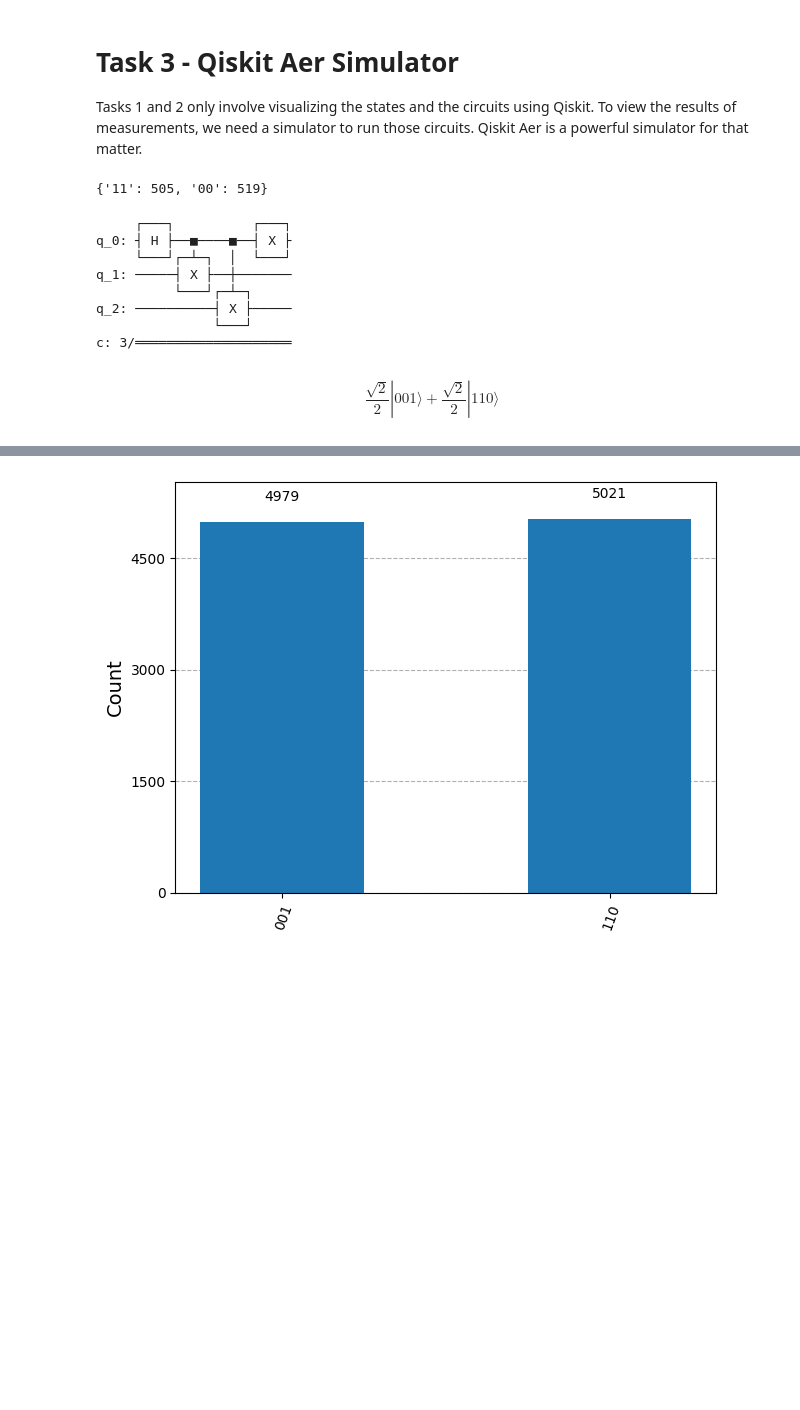
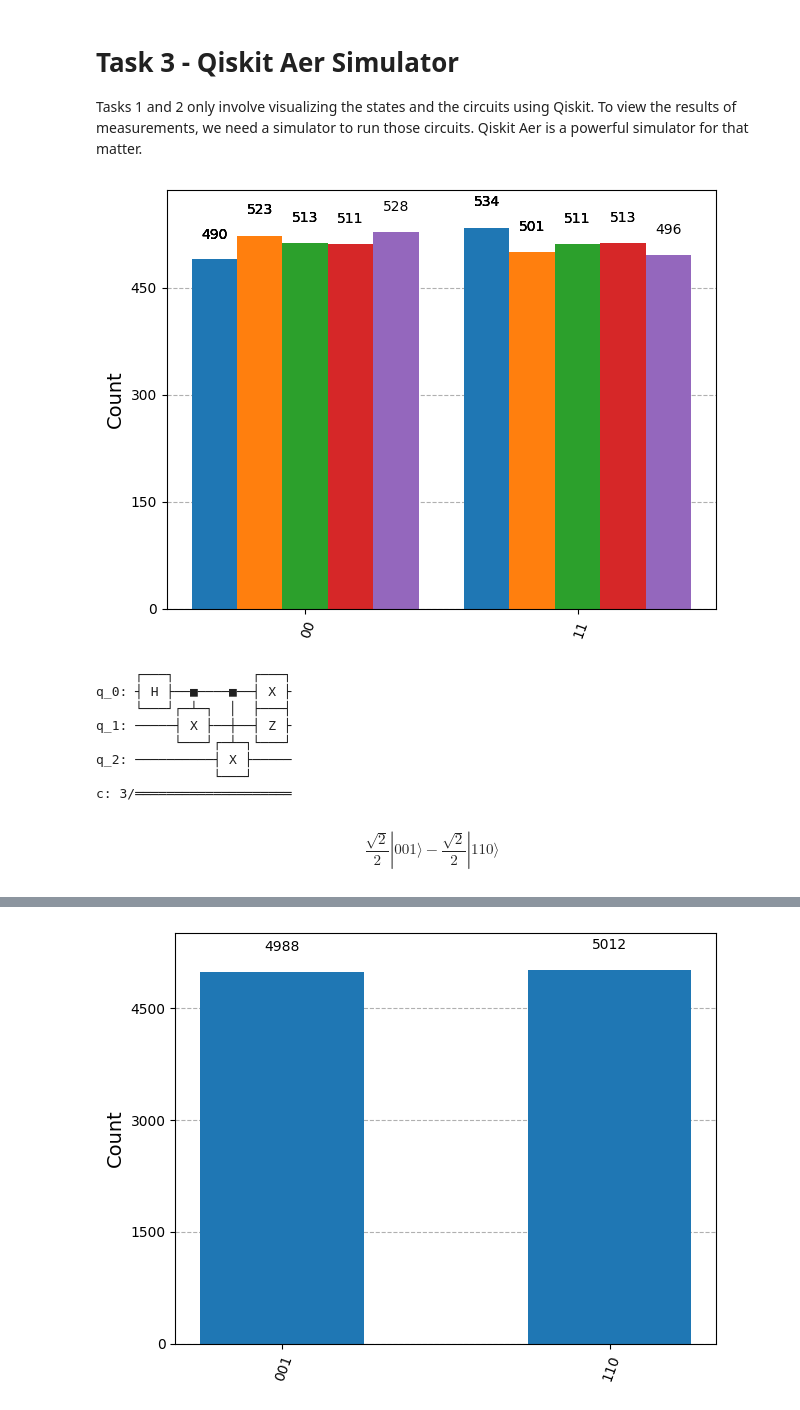
Before and after one commit to drbiga/lab4, a Jupyter notebook: tasks/task3.ipynb, the cells around one changed output, grey strips where cells are left out. Saved outputs shown, nothing was run; the diff lists cells and outputs as text; code cells hidden in the pictures; blank space fills up the shorter version.

Commit message:
fixed states (minus sign that I did not see before for bell and ghz states

```diff
--- a/tasks/task3.ipynb
+++ b/tasks/task3.ipynb
@@ -13,22 +13,29 @@ from qiskit.visualization import plot_histogram
 # %%
 # Task 3.1 - Create a Bell pair circuit. Add measurements to all qubits.
 # Take shots=10,000 and use all methods ('statevector', 'stabilizer', 'extended_stabilizer', 'density_matrix', 'matrix_product_state') to run the circuit and get the counts.
 # Plot the counts in one histogram.
 # Note: Some methods may take longer time to run.
 
 circ = QuantumCircuit(2, 2)
 circ.h(0)
 circ.cx(0, 1)
 circ.measure([0, 1], [0, 1])
 
-backend = AerSimulator()
-compiled = transpile(circ, backend)
-job_sim = backend.run(compiled, shots=1024)
-result_sim = job_sim.result()
-counts = result_sim.get_counts(compiled)
-print(counts)
+counts_by_method = {}
+shots = 10_000
+
+sim_methods = ['statevector', 'stabilizer', 'extended_stabilizer', 'density_matrix', 'matrix_product_state']
+count_results = []
+for method in sim_methods:
+    backend = AerSimulator(method=method)
+    compiled = transpile(circ, backend)
+    job_sim = backend.run(compiled, shots=1024)
+    result_sim = job_sim.result()
+    count_results.append(result_sim.get_counts(0))
+
+plot_histogram(count_results)
 # %% [output]
-{'11': 505, '00': 519}
+[figure, added]
 # %%
 # Task 3.2 - Create a Cat state 1/sqrt(2)(|001> - |110>). Visualize the state using a qsphere.
 
@@ -37,6 +44,7 @@ circ.h(0)
 circ.cx(0, 1)
 circ.cx(0, 2)
 circ.x(0)
+circ.z(1)
 
 print(circ)
 
@@ -46,13 +54,13 @@ sv.draw('latex')
 # %% [output]
      ┌───┐          ┌───┐
 q_0: ┤ H ├──■────■──┤ X ├
-     └───┘┌─┴─┐  │  └───┘
-q_1: ─────┤ X ├──┼───────
-          └───┘┌─┴─┐
+     └───┘┌─┴─┐  │  ├───┤
+q_1: ─────┤ X ├──┼──┤ Z ├
+          └───┘┌─┴─┐└───┘
 q_2: ──────────┤ X ├─────
                └───┘
 c: 3/════════════════════
-$$\frac{\sqrt{2}}{2} |001\rangle+\frac{\sqrt{2}}{2} |110\rangle$$
+$$\frac{\sqrt{2}}{2} |001\rangle- \frac{\sqrt{2}}{2} |110\rangle$$
 # %%
 sv.draw('qsphere')
 # %% [output]
```
Also changed, not shown: parts of 3 cells of this notebook, 1 other file.
